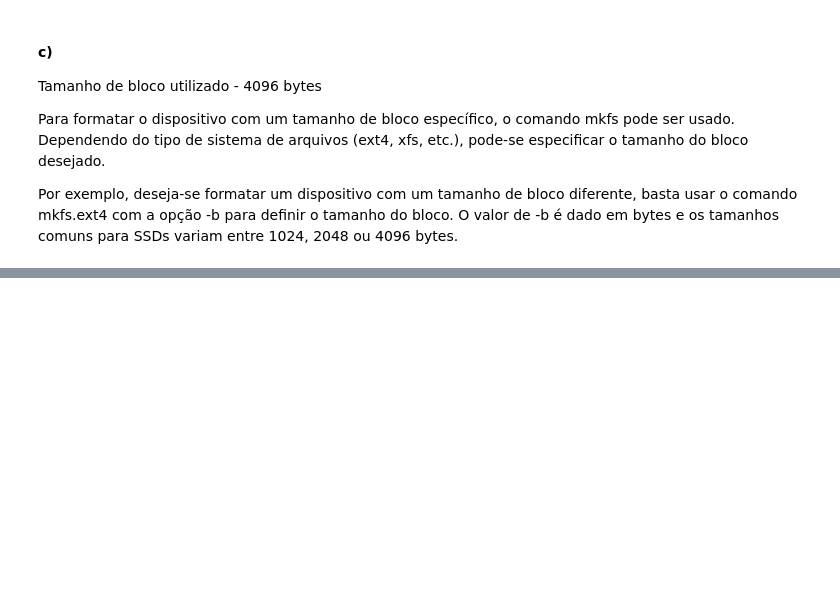
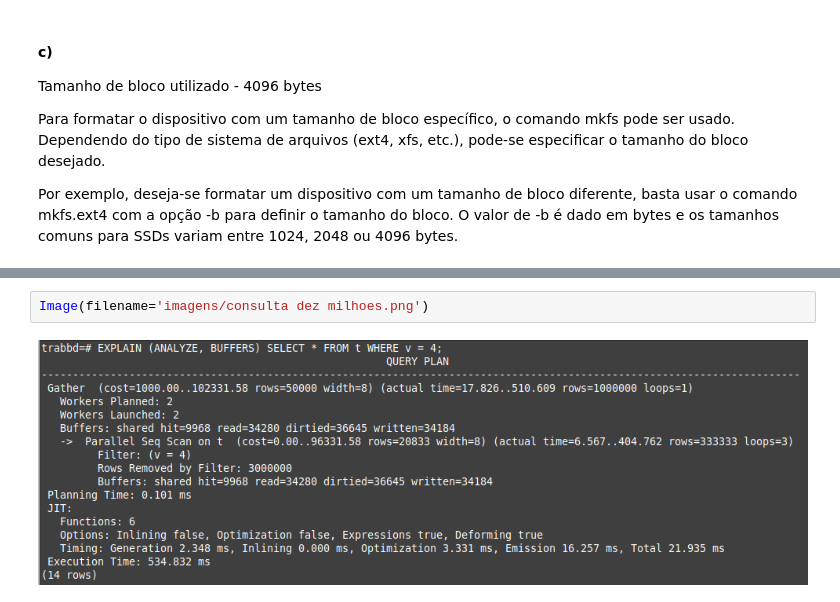
Before and after one commit to capi2/Trab3-BD2024.2, a Jupyter notebook: TP3-BD1-2024-2.ipynb, the cells around one changed output, grey strips where cells are left out. Saved outputs shown, nothing was run; the diff lists cells and outputs as text; blank space fills up the shorter version.

```diff
--- a/TP3-BD1-2024-2.ipynb
+++ b/TP3-BD1-2024-2.ipynb
@@ -144,0 +181,4 @@ Por exemplo, deseja-se formatar um dispositivo com um tamanho de bloco diferente
+# %%
+Image(filename='imagens/consulta dez milhoes.png')
+# %% [output]
+[figure, added]
```
Also changed, not shown: parts of 24 cells of this notebook, 6 other files.
